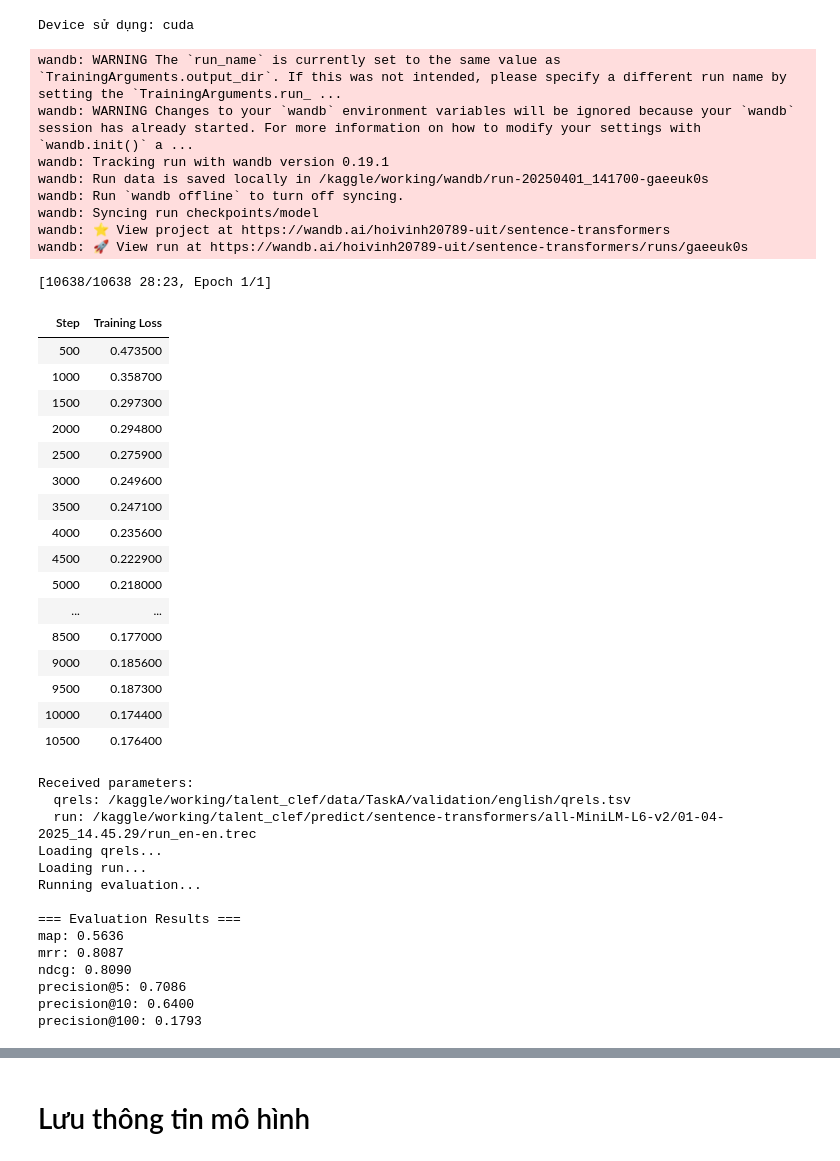
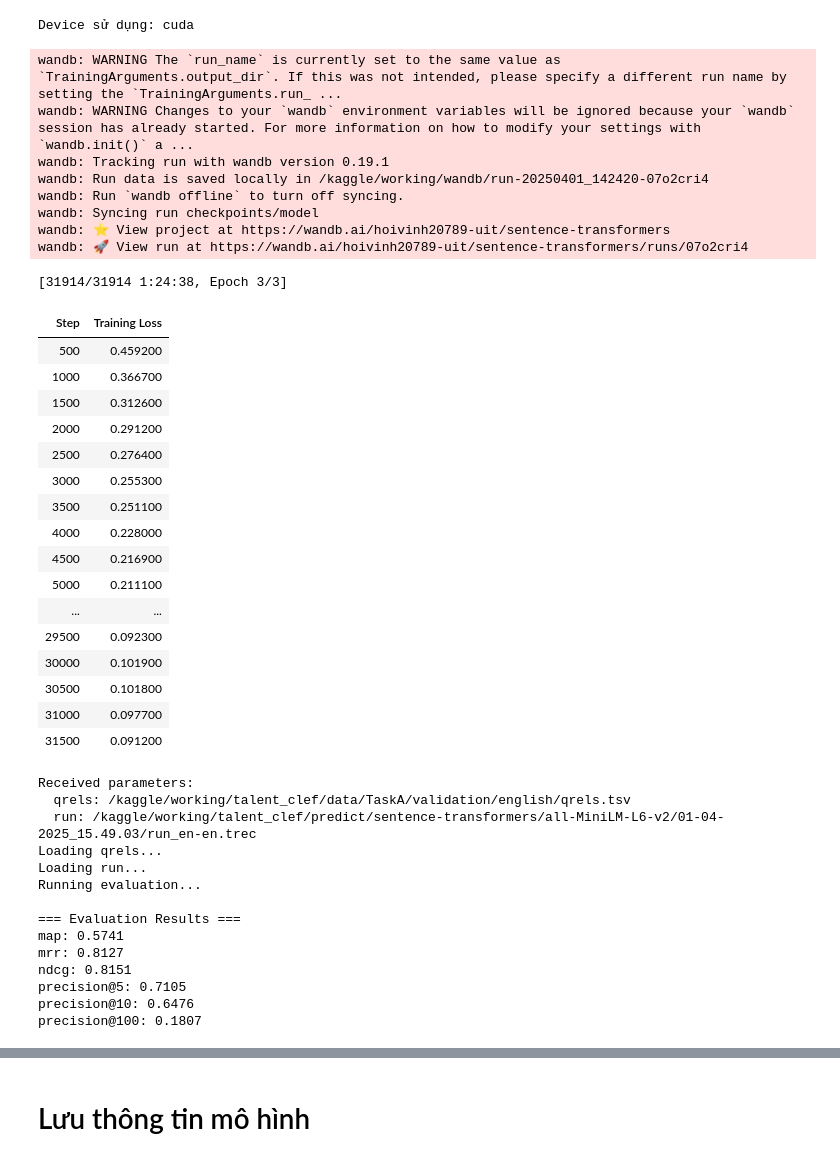
Before and after one commit to hoivd/talent_clef, a Jupyter notebook: code/jobtitle_retrieval_finetune_negative-pair.ipynb, the cells around one changed output, grey strips where cells are left out. Drawn from its saved outputs; the diff is of its cells as text; code cells hidden in the pictures.

Commit message:
Kaggle Notebook | talent-clef | Version 2

```diff
--- a/code/jobtitle_retrieval_finetune_negative-pair.ipynb
+++ b/code/jobtitle_retrieval_finetune_negative-pair.ipynb
@@ -216,51 +216,51 @@ Device sử dụng: cuda
 # %%
 # Khởi tạo hàm mất mát
 train_loss = losses.MultipleNegativesRankingLoss(model)
 loss_function = "MultipleNegativesRankingLoss"
 # Tính tổng số batch
 total_batches = len(train_dataloader)  # 2000 mẫu / 16 = 125 batch
 
-num_epochs = 1
-output_path = f"/kaggle/working/talent_clef/model/{model_name}/negative_pair-epoch4"
+num_epochs = 3
+output_path = f"/kaggle/working/talent_clef/model/{model_name}/negative_pair-epoch6"
 
 # Tạo thư mục nếu chưa có
 os.makedirs(output_path, exist_ok=True)
 
 # Huấn luyện với callback
 model.fit(
     train_objectives=[(train_dataloader, train_loss)],
     epochs=num_epochs,
     warmup_steps=100,
     output_path=output_path,
     show_progress_bar=True
 )
 # %% [output]
 wandb: WARNING The `run_name` is currently set to the same value as `TrainingArguments.output_dir`. If this was not intended, please specify a different run name by setting the `TrainingArguments.run_ ...
 wandb: WARNING Changes to your `wandb` environment variables will be ignored because your `wandb` session has already started. For more information on how to modify your settings with `wandb.init()` a ...
 wandb: Tracking run with wandb version 0.19.1
-wandb: Run data is saved locally in /kaggle/working/wandb/run-20250401_141700-gaeeuk0s
+wandb: Run data is saved locally in /kaggle/working/wandb/run-20250401_142420-07o2cri4
 wandb: Run `wandb offline` to turn off syncing.
 wandb: Syncing run checkpoints/model
 wandb: ⭐️ View project at https://wandb.ai/hoivinh20789-uit/sentence-transformers
-wandb: 🚀 View run at https://wandb.ai/hoivinh20789-uit/sentence-transformers/runs/gaeeuk0s
+wandb: 🚀 View run at https://wandb.ai/hoivinh20789-uit/sentence-transformers/runs/07o2cri4
-[10638/10638 28:23, Epoch 1/1]
+[31914/31914 1:24:38, Epoch 3/3]
 | Step | Training Loss |
-| 500 | 0.473500 |
-| 1000 | 0.358700 |
-| 1500 | 0.297300 |
-| 2000 | 0.294800 |
-| 2500 | 0.275900 |
-| 3000 | 0.249600 |
-| 3500 | 0.247100 |
-| 4000 | 0.235600 |
-| 4500 | 0.222900 |
-| 5000 | 0.218000 |
+| 500 | 0.459200 |
+| 1000 | 0.366700 |
+| 1500 | 0.312600 |
+| 2000 | 0.291200 |
+| 2500 | 0.276400 |
+| 3000 | 0.255300 |
+| 3500 | 0.251100 |
+| 4000 | 0.228000 |
+| 4500 | 0.216900 |
+| 5000 | 0.211100 |
 | ... | ... |
-| 8500 | 0.177000 |
-| 9000 | 0.185600 |
-| 9500 | 0.187300 |
-| 10000 | 0.174400 |
-| 10500 | 0.176400 |
+| 29500 | 0.092300 |
+| 30000 | 0.101900 |
+| 30500 | 0.101800 |
+| 31000 | 0.097700 |
+| 31500 | 0.091200 |
 # %%
 # import zipfile
 # output_path = "/kaggle/working/agne/jobBERT-de"
@@ -347,18 +347,18 @@ print(result.stdout)
 # %% [output]
 Received parameters:
   qrels: /kaggle/working/talent_clef/data/TaskA/validation/english/qrels.tsv
-  run: /kaggle/working/talent_clef/predict/sentence-transformers/all-MiniLM-L6-v2/01-04-2025_14.45.29/run_en-en.trec
+  run: /kaggle/working/talent_clef/predict/sentence-transformers/all-MiniLM-L6-v2/01-04-2025_15.49.03/run_en-en.trec
 Loading qrels...
 Loading run...
 Running evaluation...
 
 === Evaluation Results ===
-map: 0.5636
-mrr: 0.8087
-ndcg: 0.8090
-precision@5: 0.7086
-precision@10: 0.6400
-precision@100: 0.1793
+map: 0.5741
+mrr: 0.8127
+ndcg: 0.8151
+precision@5: 0.7105
+precision@10: 0.6476
+precision@100: 0.1807
 # %%
 def extract_metrics(result, language="en-en"):
     stdout = result.stdout
```
Also changed, not shown: parts of 5 cells of this notebook.
